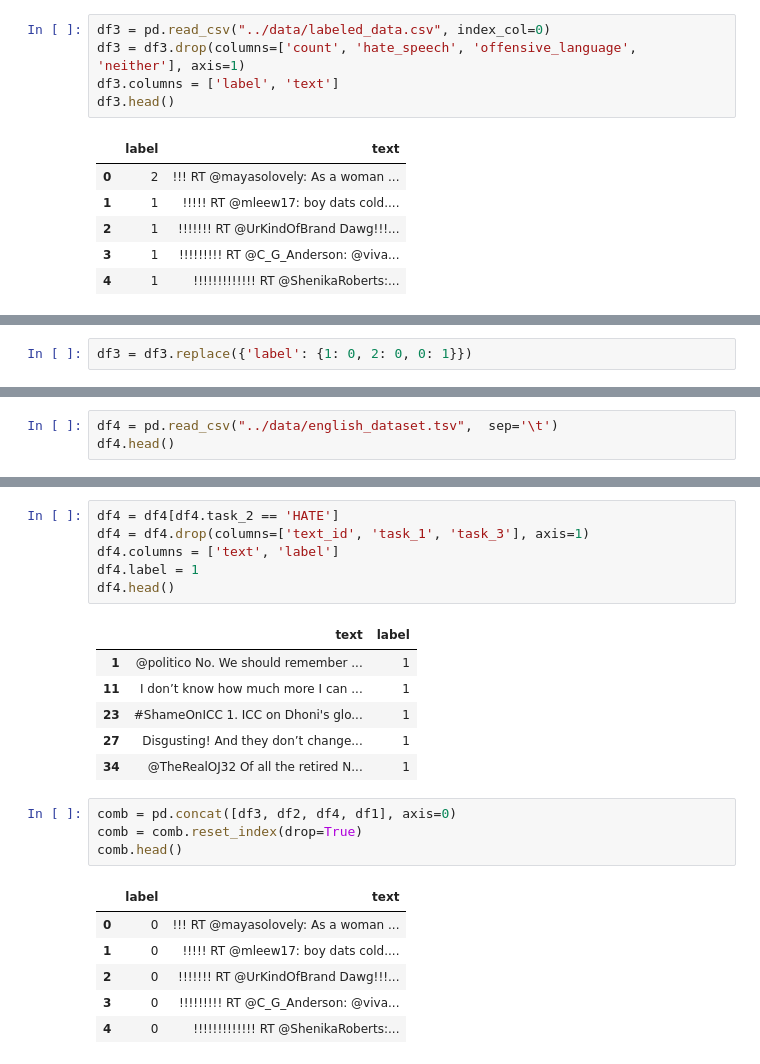
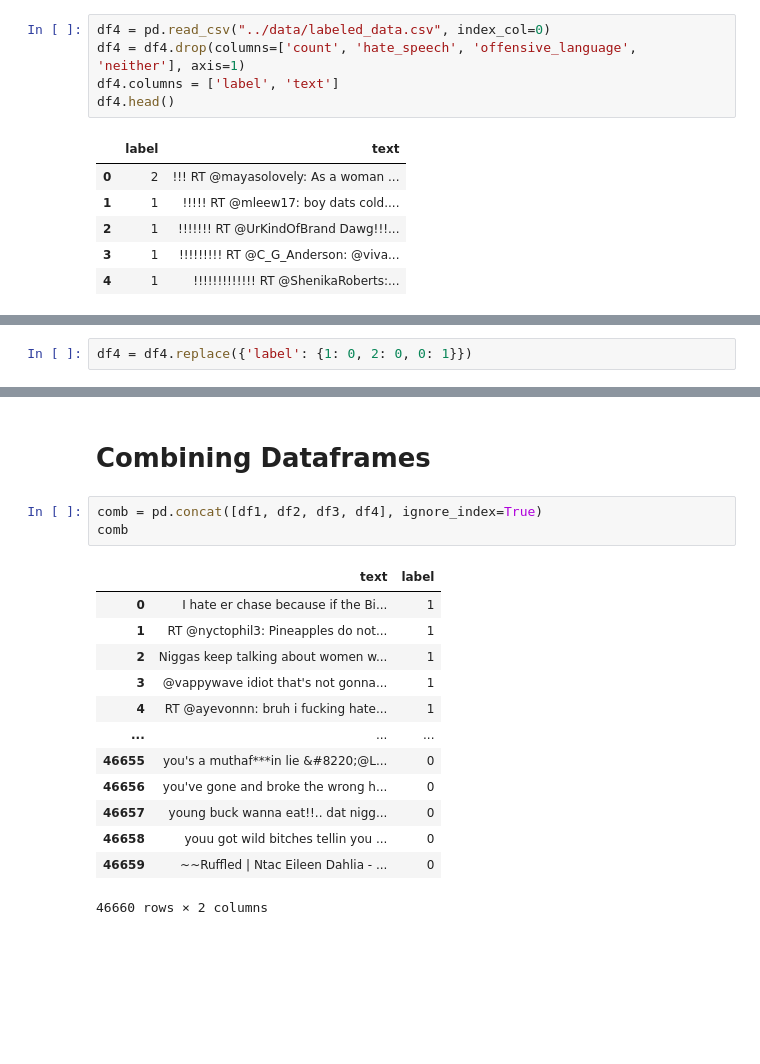
Before and after one commit to datascisteven/Automated-Hate-Tweet-Detection, a Jupyter notebook: notebooks/balanced.ipynb, the cells around one changed output, grey strips where cells are left out. Saved outputs shown, nothing was run; the diff lists cells and outputs as text; blank space fills up the shorter version.

```diff
--- a/notebooks/balanced.ipynb
+++ b/notebooks/balanced.ipynb
@@ -30,8 +112,8 @@ df2.head()
 # %%
-df3 = pd.read_csv("../data/labeled_data.csv", index_col=0)
-df3 = df3.drop(columns=['count', 'hate_speech', 'offensive_language', 'neither'], axis=1)
-df3.columns = ['label', 'text']
-df3.head()
+df4 = pd.read_csv("../data/labeled_data.csv", index_col=0)
+df4 = df4.drop(columns=['count', 'hate_speech', 'offensive_language', 'neither'], axis=1)
+df4.columns = ['label', 'text']
+df4.head()
 # %% [output]
 |  | label | text |
 | 0 | 2 | !!! RT @mayasolovely: As a woman ... |
@@ -47,5 +129,5 @@ df3.label.value_counts()
 0     1430
 Name: label, dtype: int64
 # %%
-df3 = df3.replace({'label': {1: 0, 2: 0, 0: 1}})
+df4 = df4.replace({'label': {1: 0, 2: 0, 0: 1}})
 # %%
@@ -63,3 +138,0 @@ Thomas Mandl, Sandip Modha, Prasenjit Majumder, Daksh Patel, Mohana Dave, Chinta
-# %%
-df4 = pd.read_csv("../data/english_dataset.tsv",  sep='\t')
-df4.head()
@@ -73,27 +139,22 @@ df4.head()
-# %%
-df4 = df4[df4.task_2 == 'HATE']
-df4 = df4.drop(columns=['text_id', 'task_1', 'task_3'], axis=1)
-df4.columns = ['text', 'label']
-df4.label = 1
-df4.head()
-# %% [output]
-|  | text | label |
-| 1 | @politico No. We should remember ... | 1 |
-| 11 | I don’t know how much more I can ... | 1 |
-| 23 | #ShameOnICC 1. ICC on Dhoni's glo... | 1 |
-| 27 | Disgusting! And they don’t change... | 1 |
-| 34 | @TheRealOJ32 Of all the retired N... | 1 |
+# %% [markdown]
+# Combining Dataframes
 # %%
-comb = pd.concat([df3, df2, df4, df1], axis=0)
-comb = comb.reset_index(drop=True)
-comb.head()
+comb = pd.concat([df1, df2, df3, df4], ignore_index=True)
+comb
 # %% [output]
-|  | label | text |
-| 0 | 0 | !!! RT @mayasolovely: As a woman ... |
-| 1 | 0 | !!!!! RT @mleew17: boy dats cold.... |
-| 2 | 0 | !!!!!!! RT @UrKindOfBrand Dawg!!!... |
-| 3 | 0 | !!!!!!!!! RT @C_G_Anderson: @viva... |
-| 4 | 0 | !!!!!!!!!!!!! RT @ShenikaRoberts:... |
+|  | text | label |
+| 0 | I hate er chase because if the Bi... | 1 |
+| 1 | RT @nyctophil3: Pineapples do not... | 1 |
+| 2 | Niggas keep talking about women w... | 1 |
+| 3 | @vappywave idiot that's not gonna... | 1 |
+| 4 | RT @ayevonnn: bruh i fucking hate... | 1 |
+| ... | ... | ... |
+| 46655 | you's a muthaf***in lie &#8220;@L... | 0 |
+| 46656 | you've gone and broke the wrong h... | 0 |
+| 46657 | young buck wanna eat!!.. dat nigg... | 0 |
+| 46658 | youu got wild bitches tellin you ... | 0 |
+| 46659 | ~~Ruffled | Ntac Eileen Dahlia - ... | 0 |
+46660 rows × 2 columns
 # %%
 comb.label.value_counts()
 # %% [output]
```
Also changed, not shown: parts of 39 cells of this notebook, 20 other files.
